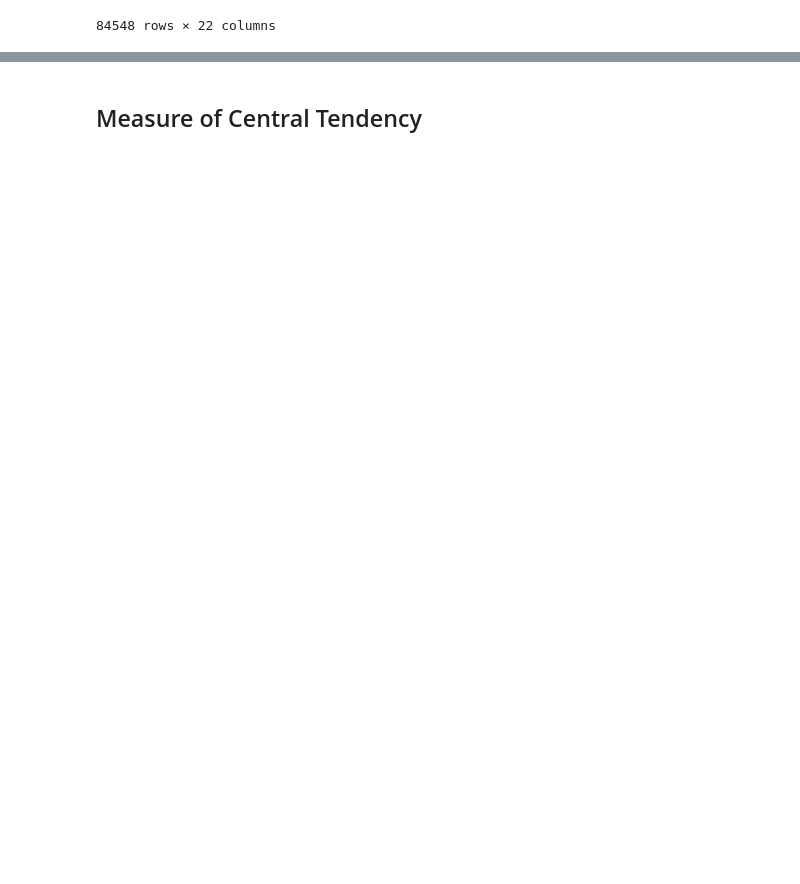
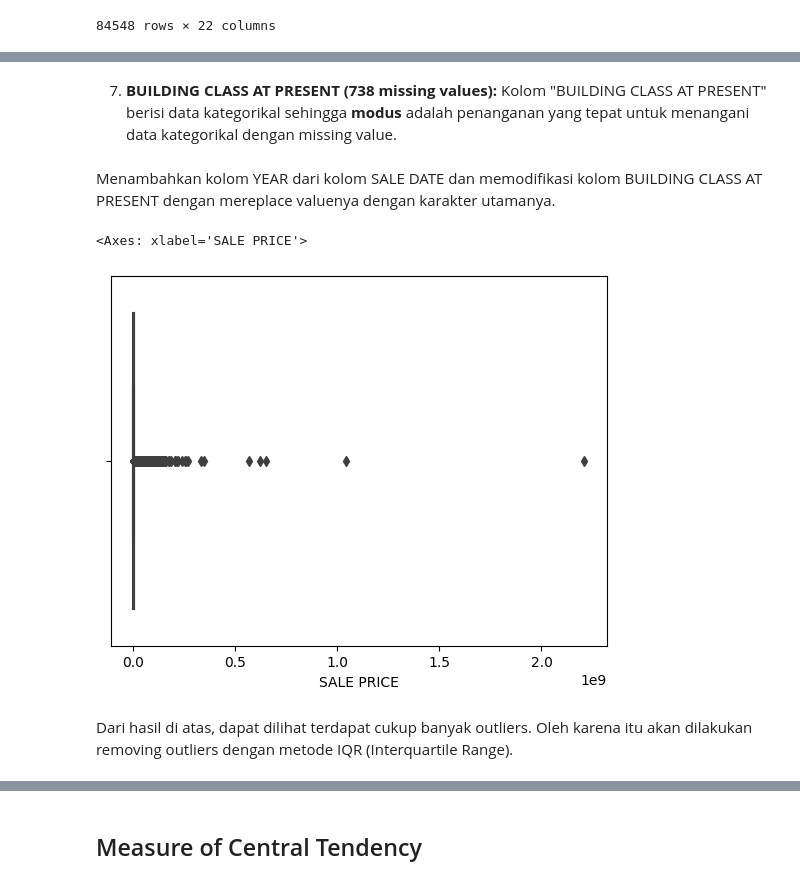
Before and after one commit to yusrainiasraa/Hacktiv8, a Jupyter notebook: Assignment/PYTN_Assgn_2_5_Yusraini/PYTN_Assgn_2_5_Yusraini.ipynb, the cells around one changed output, grey strips where cells are left out. Drawn from its saved outputs; the diff is of its cells as text; code cells hidden in the pictures; blank space fills up the shorter version.

```diff
--- a/Assignment/PYTN_Assgn_2_5_Yusraini/PYTN_Assgn_2_5_Yusraini.ipynb
+++ b/Assignment/PYTN_Assgn_2_5_Yusraini/PYTN_Assgn_2_5_Yusraini.ipynb
@@ -526,9 +159,0 @@ sort_df
-# %%
-temp = []
-for i,j,k in zip(sort_df["BOROUGH"],sort_df["BUILDING CLASS AT PRESENT"],sort_df["YEAR"]):
-    temp.append(df_without_outliers[(df_without_outliers["BOROUGH"] == i) &
-                       (df_without_outliers["BUILDING CLASS AT PRESENT"] == j) &
-                       (df_without_outliers["YEAR"] == k)])
-
-saleprice = np.array(pd.concat(temp)["SALE PRICE"])
-saleprice
@@ -615,22 +159,0 @@ print(upper)
-# %%
-plt.figure(figsize=(10,5),dpi=100)
-kde = stats.gaussian_kde(sample_means)
-pos = np.linspace(np.min(sample_means), np.max(sample_means), 10000)
-plt.plot(pos, kde(pos), color='pink')
-shade = np.linspace(lower, upper, 300)
-
-plt.fill_between(shade, kde(shade), alpha=0.45, color='#FF7676')
-plt.xticks([lower,mean_of_sample_means,upper])
-plt.xlim(xmin=np.min(sample_means),xmax=np.max(sample_means))
-plt.ylim(ymin=0)
-
-left = np.linspace(np.min(sample_means),lower,10000)
-right = np.linspace(upper,np.max(sample_means),10000)
-for i in [left,right]:
-    plt.fill_between(i,kde(i),color="#FFCD4B",alpha=0.5)
-
-plt.title("Distribution of Sample Means ($n=25$) of Top 5 Sale Price", y=1.015, fontsize=20)
-plt.xlabel("Sample Mean", labelpad=14)
-plt.ylabel("Frequency", labelpad=14)
-
-plt.show()
@@ -697,0 +162,3 @@ Pada taraf signifikansi α = 5%, H0  gagal ditolak sig (0,494) > α (0,05) sehin
+# %%
+df = df[df["SALE PRICE"] != 0]
+df.loc[:, "BUILDING CLASS AT PRESENT"] = df["BUILDING CLASS AT PRESENT"].str[0]
@@ -697,0 +197,3 @@ Pada taraf signifikansi α = 5%, H0  gagal ditolak sig (0,494) > α (0,05) sehin
+# %% [markdown]
+7. **BUILDING CLASS AT PRESENT (738 missing values):**
+Kolom "BUILDING CLASS AT PRESENT" berisi data kategorikal sehingga **modus** adalah penanganan yang tepat untuk menangani data kategorikal dengan missing value.
@@ -697,0 +202,2 @@ Pada taraf signifikansi α = 5%, H0  gagal ditolak sig (0,494) > α (0,05) sehin
+# %% [markdown]
+Menambahkan kolom YEAR dari kolom SALE DATE dan memodifikasi kolom BUILDING CLASS AT PRESENT dengan mereplace valuenya dengan karakter utamanya.
@@ -697,0 +207,7 @@ Pada taraf signifikansi α = 5%, H0  gagal ditolak sig (0,494) > α (0,05) sehin
+# %%
+sns.boxplot(data=df,x="SALE PRICE")
+# %% [output]
+<Axes: xlabel='SALE PRICE'>
+[figure, added]
+# %% [markdown]
+Dari hasil di atas, dapat dilihat terdapat cukup banyak outliers. Oleh karena itu akan dilakukan removing outliers dengan metode IQR (Interquartile Range).
```
Also changed, not shown: parts of 167 cells of this notebook, 5 other files.
